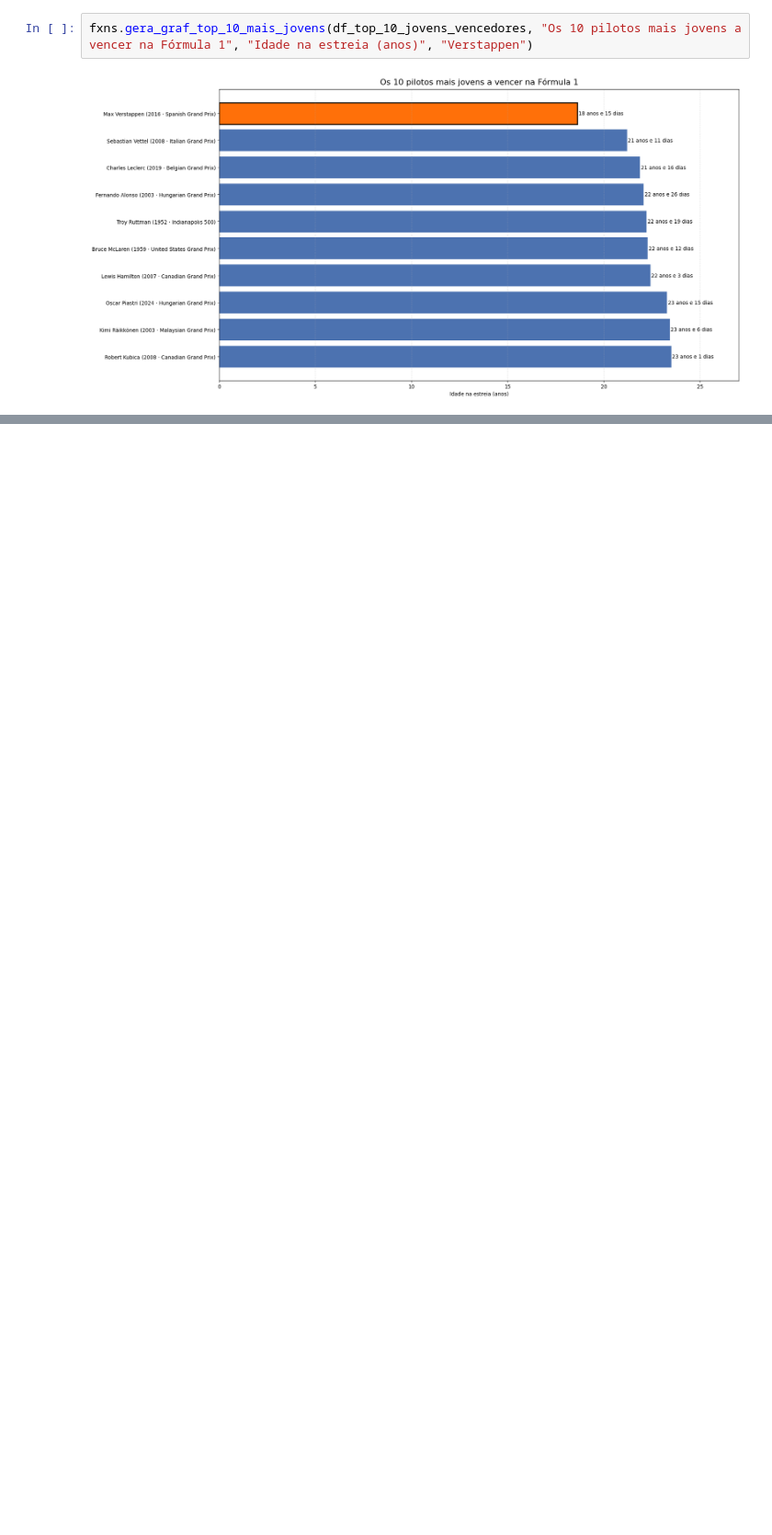
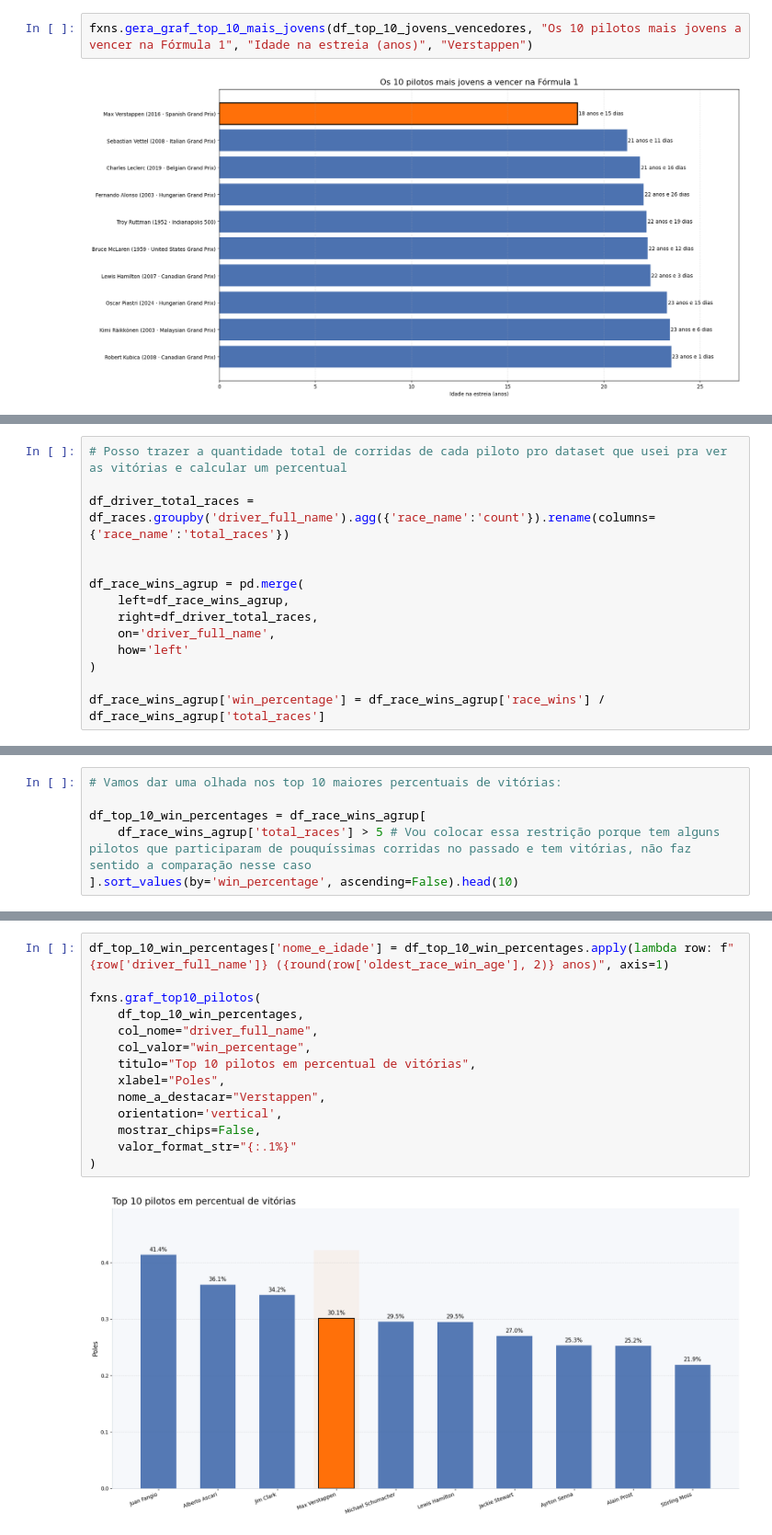
Before and after one commit to oaojVSM/f1_analytics, a Jupyter notebook: notebooks/analise_verstappen.ipynb, the cells around one changed output, grey strips where cells are left out. Shown at 92% size. Cells and saved outputs as stored; diff of their text form; blank space fills up the shorter version.

```diff
--- a/notebooks/analise_verstappen.ipynb
+++ b/notebooks/analise_verstappen.ipynb
@@ -156,0 +325,14 @@ fxns.gera_graf_top_10_mais_jovens(df_top_10_jovens_vencedores, "Os 10 pilotos ma
+# %%
+# Posso trazer a quantidade total de corridas de cada piloto pro dataset que usei pra ver as vitórias e calcular um percentual
+
+df_driver_total_races = df_races.groupby('driver_full_name').agg({'race_name':'count'}).rename(columns={'race_name':'total_races'})
+
+
+df_race_wins_agrup = pd.merge(
+    left=df_race_wins_agrup,
+    right=df_driver_total_races,
+    on='driver_full_name',
+    how='left'
+)
+
+df_race_wins_agrup['win_percentage'] = df_race_wins_agrup['race_wins'] / df_race_wins_agrup['total_races']
@@ -156,0 +355,6 @@ fxns.gera_graf_top_10_mais_jovens(df_top_10_jovens_vencedores, "Os 10 pilotos ma
+# %%
+# Vamos dar uma olhada nos top 10 maiores percentuais de vitórias:
+
+df_top_10_win_percentages = df_race_wins_agrup[
+    df_race_wins_agrup['total_races'] > 5 # Vou colocar essa restrição porque tem alguns pilotos que participaram de pouquíssimas corridas no passado e tem vitórias, não faz sentido a comparação nesse caso
+].sort_values(by='win_percentage', ascending=False).head(10)
@@ -156,0 +375,16 @@ fxns.gera_graf_top_10_mais_jovens(df_top_10_jovens_vencedores, "Os 10 pilotos ma
+# %%
+df_top_10_win_percentages['nome_e_idade'] = df_top_10_win_percentages.apply(lambda row: f"{row['driver_full_name']} ({round(row['oldest_race_win_age'], 2)} anos)", axis=1)
+
+fxns.graf_top10_pilotos(
+    df_top_10_win_percentages,
+    col_nome="driver_full_name",
+    col_valor="win_percentage",
+    titulo="Top 10 pilotos em percentual de vitórias",
+    xlabel="Poles",
+    nome_a_destacar="Verstappen",
+    orientation='vertical',
+    mostrar_chips=False,
+    valor_format_str="{:.1%}"
+)
+# %% [output]
+[figure, added]
```
Also changed, not shown: parts of 24 cells of this notebook, 1 other file.
